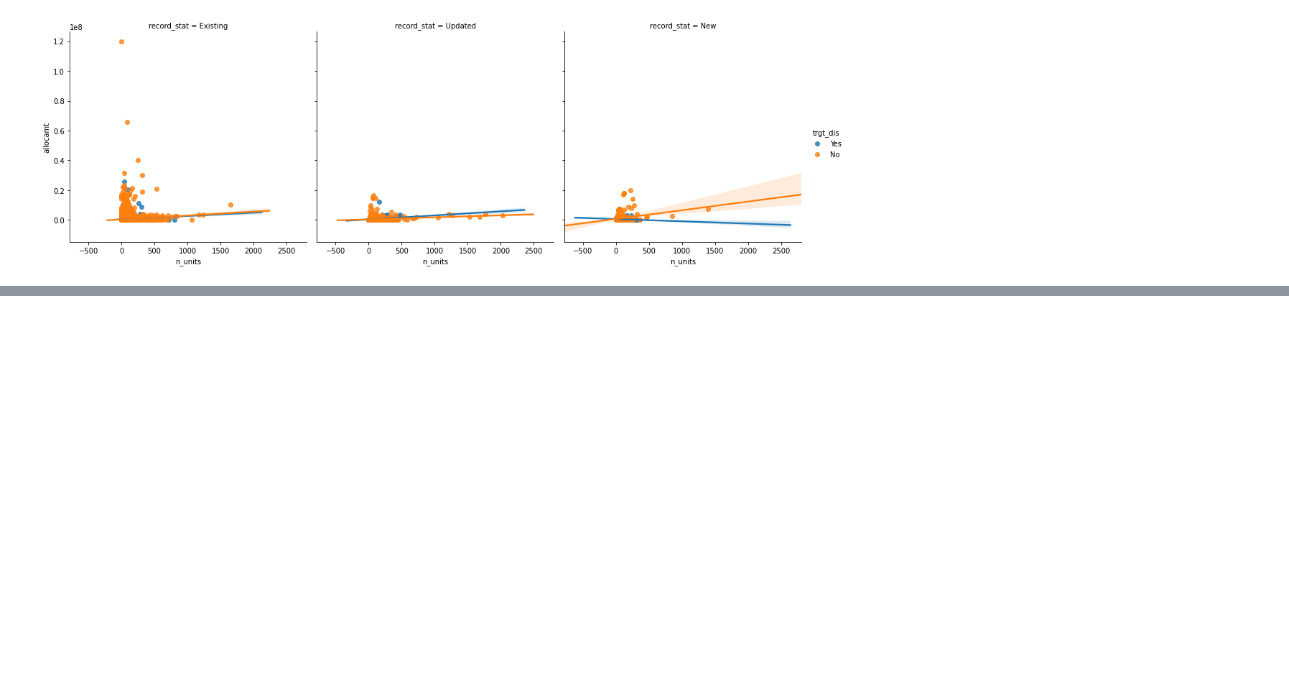
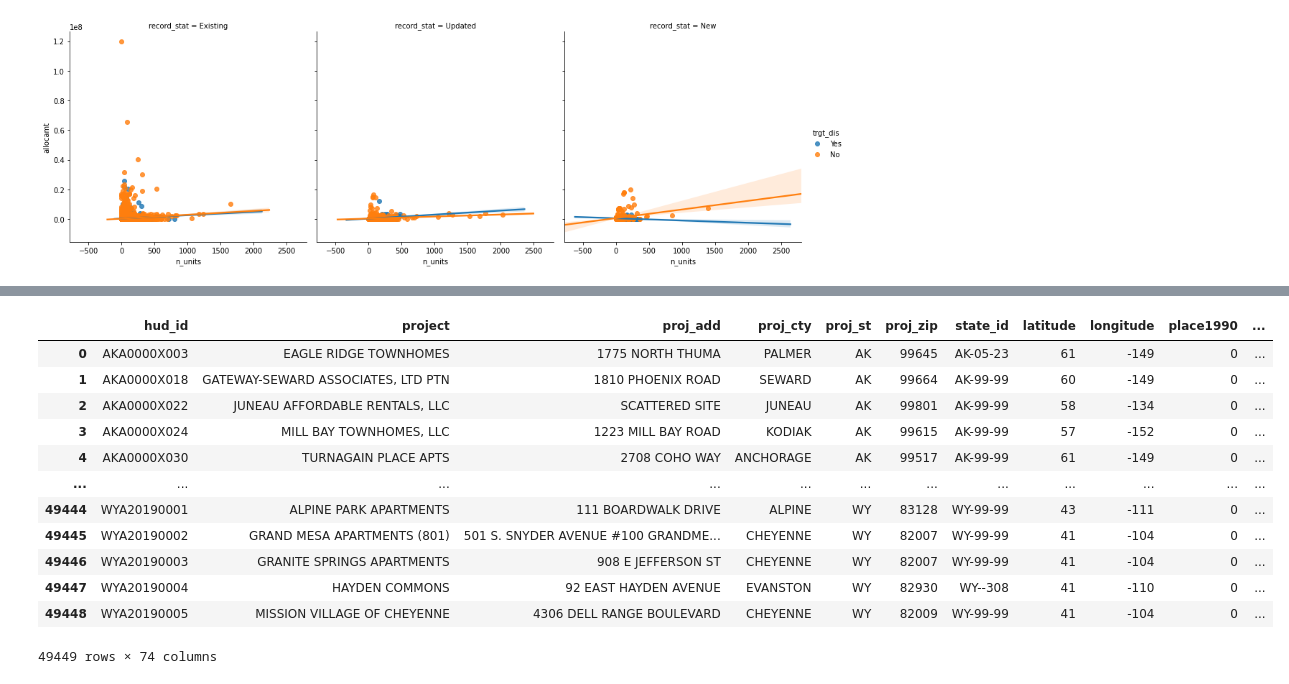
Before and after one commit to bnicholson206/DataAnalysis-LIHTC, a Jupyter notebook: DataAnalysis-LIHTC.ipynb, the cells around one changed output, grey strips where cells are left out. Saved outputs shown, nothing was run; the diff lists cells and outputs as text; code cells hidden in the pictures; blank space fills up the shorter version.

```diff
--- a/DataAnalysis-LIHTC.ipynb
+++ b/DataAnalysis-LIHTC.ipynb
@@ -564,0 +587,19 @@ plt.show()
+# %%
+X = df.drop('allocamt', axis = 1)
+y = df.loc[:,'allocamt']
+# %%
+X
+# %% [output]
+|  | hud_id | project | proj_add | proj_cty | proj_st | proj_zip | state_id | latitude | longitude | place1990 | ... |
+| 0 | AKA0000X003 | EAGLE RIDGE TOWNHOMES | 1775 NORTH THUMA | PALMER | AK | 99645 | AK-05-23 | 61 | -149 | 0 | ... |
+| 1 | AKA0000X018 | GATEWAY-SEWARD ASSOCIATES, LTD PTN | 1810 PHOENIX ROAD | SEWARD | AK | 99664 | AK-99-99 | 60 | -149 | 0 | ... |
+| 2 | AKA0000X022 | JUNEAU AFFORDABLE RENTALS, LLC | SCATTERED SITE | JUNEAU | AK | 99801 | AK-99-99 | 58 | -134 | 0 | ... |
+| 3 | AKA0000X024 | MILL BAY TOWNHOMES, LLC | 1223 MILL BAY ROAD | KODIAK | AK | 99615 | AK-99-99 | 57 | -152 | 0 | ... |
+| 4 | AKA0000X030 | TURNAGAIN PLACE APTS | 2708 COHO WAY | ANCHORAGE | AK | 99517 | AK-99-99 | 61 | -149 | 0 | ... |
+| ... | ... | ... | ... | ... | ... | ... | ... | ... | ... | ... | ... |
+| 49444 | WYA20190001 | ALPINE PARK APARTMENTS | 111 BOARDWALK DRIVE | ALPINE | WY | 83128 | WY-99-99 | 43 | -111 | 0 | ... |
+| 49445 | WYA20190002 | GRAND MESA APARTMENTS (801) | 501 S. SNYDER AVENUE #100 GRANDME... | CHEYENNE | WY | 82007 | WY-99-99 | 41 | -104 | 0 | ... |
+| 49446 | WYA20190003 | GRANITE SPRINGS APARTMENTS | 908 E JEFFERSON ST | CHEYENNE | WY | 82007 | WY-99-99 | 41 | -104 | 0 | ... |
+| 49447 | WYA20190004 | HAYDEN COMMONS | 92 EAST HAYDEN AVENUE | EVANSTON | WY | 82930 | WY--308 | 41 | -110 | 0 | ... |
+| 49448 | WYA20190005 | MISSION VILLAGE OF CHEYENNE | 4306 DELL RANGE BOULEVARD | CHEYENNE | WY | 82009 | WY-99-99 | 41 | -104 | 0 | ... |
+49449 rows × 74 columns
```
Also changed, not shown: parts of 38 cells of this notebook.
